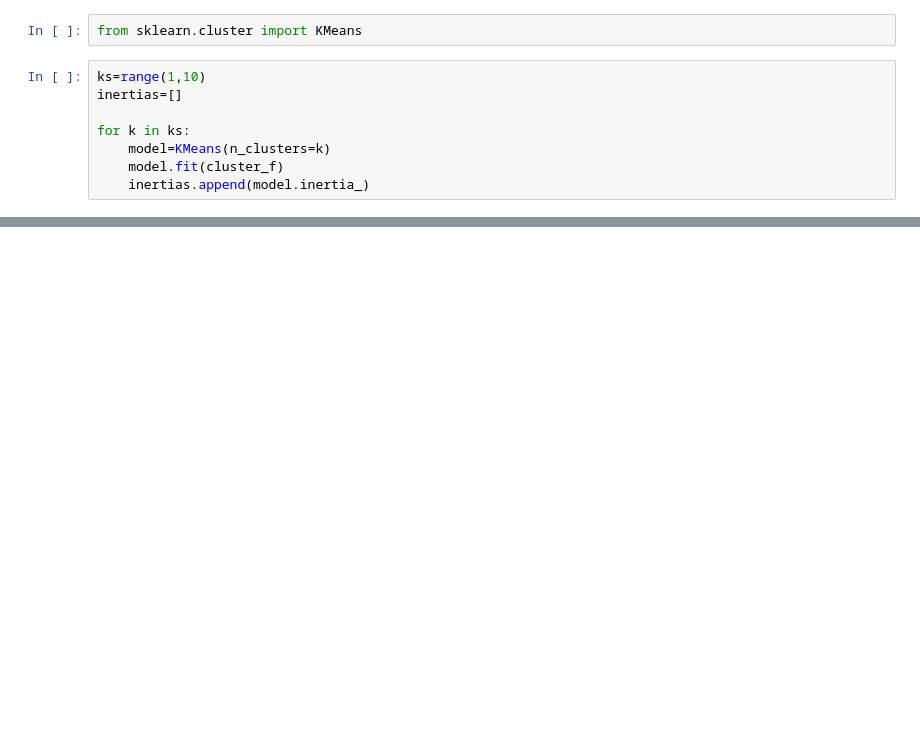
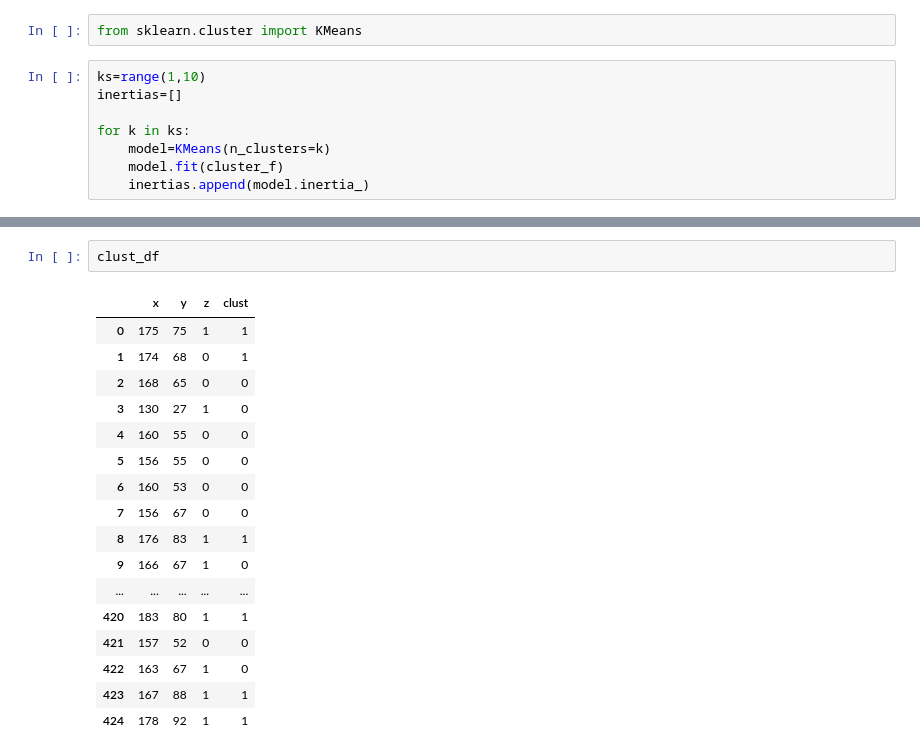
Before and after one commit to areum-choe/Machine_Learning, a Jupyter notebook: Cluster/cluster_hospital.ipynb, the cells around one changed output, grey strips where cells are left out. Saved outputs shown, nothing was run; the diff lists cells and outputs as text; blank space fills up the shorter version.

```diff
--- a/Cluster/cluster_hospital.ipynb
+++ b/Cluster/cluster_hospital.ipynb
@@ -181,0 +139,20 @@ pd.crosstab(clust_df['fm'],clust_df['clust'])
+# %%
+clust_df
+# %% [output]
+|  | x | y | z | clust |
+| 0 | 175 | 75 | 1 | 1 |
+| 1 | 174 | 68 | 0 | 1 |
+| 2 | 168 | 65 | 0 | 0 |
+| 3 | 130 | 27 | 1 | 0 |
+| 4 | 160 | 55 | 0 | 0 |
+| 5 | 156 | 55 | 0 | 0 |
+| 6 | 160 | 53 | 0 | 0 |
+| 7 | 156 | 67 | 0 | 0 |
+| 8 | 176 | 83 | 1 | 1 |
+| 9 | 166 | 67 | 1 | 0 |
+| ... | ... | ... | ... | ... |
+| 420 | 183 | 80 | 1 | 1 |
+| 421 | 157 | 52 | 0 | 0 |
+| 422 | 163 | 67 | 1 | 0 |
+| 423 | 167 | 88 | 1 | 1 |
+| 424 | 178 | 92 | 1 | 1 |
```
Also changed, not shown: parts of 17 cells of this notebook, 2 other files.
